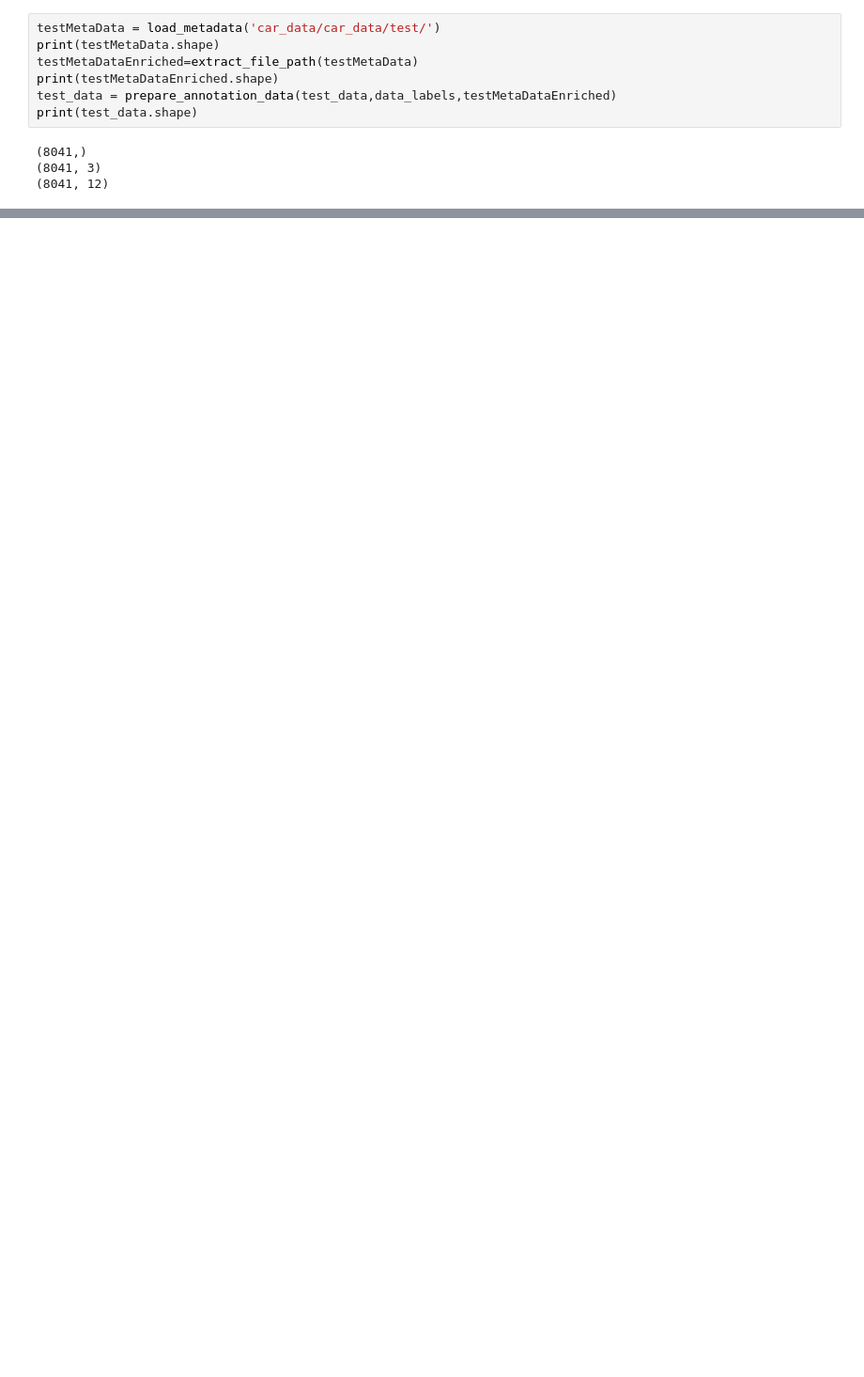
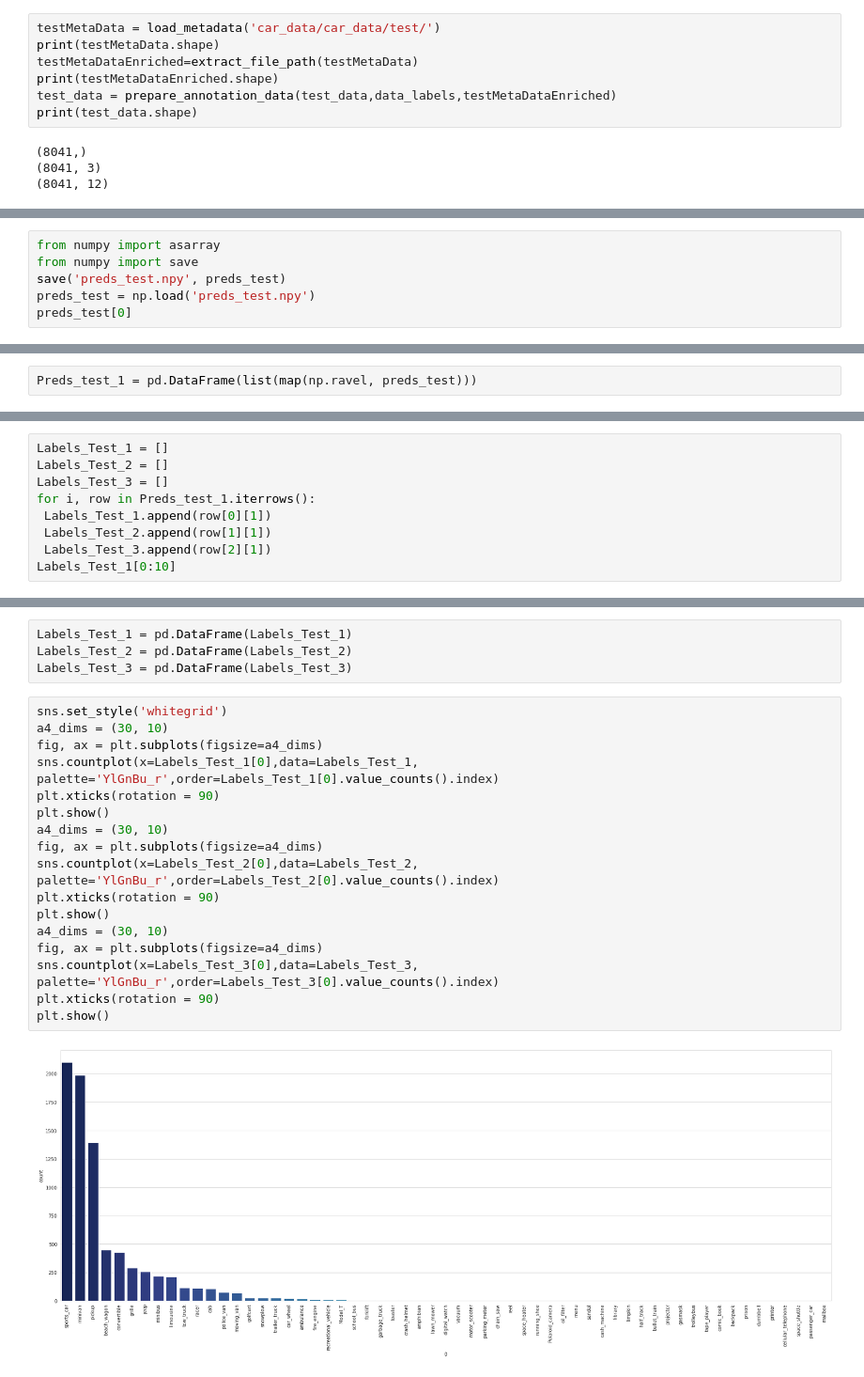
Before and after one commit to bedhinesh/capstone-aiml, a Jupyter notebook: Validate_train_test_data.ipynb, the cells around one changed output, grey strips where cells are left out. Shown at 94% size. Drawn from its saved outputs; the diff is of its cells as text; blank space fills up the shorter version.

```diff
--- a/Validate_train_test_data.ipynb
+++ b/Validate_train_test_data.ipynb
@@ -339,0 +377,6 @@ pending images 8041
+# %%
+from numpy import asarray
+from numpy import save
+save('preds_test.npy', preds_test)
+preds_test = np.load('preds_test.npy')
+preds_test[0]
@@ -339,0 +393,2 @@ pending images 8041
+# %%
+Preds_test_1 = pd.DataFrame(list(map(np.ravel, preds_test)))
@@ -339,0 +404,9 @@ pending images 8041
+# %%
+Labels_Test_1 = []
+Labels_Test_2 = []
+Labels_Test_3 = []
+for i, row in Preds_test_1.iterrows():
+ Labels_Test_1.append(row[0][1])
+ Labels_Test_2.append(row[1][1])
+ Labels_Test_3.append(row[2][1])
+Labels_Test_1[0:10]
@@ -339,0 +428,23 @@ pending images 8041
+# %%
+Labels_Test_1 = pd.DataFrame(Labels_Test_1)
+Labels_Test_2 = pd.DataFrame(Labels_Test_2)
+Labels_Test_3 = pd.DataFrame(Labels_Test_3)
+# %%
+sns.set_style('whitegrid')
+a4_dims = (30, 10)
+fig, ax = plt.subplots(figsize=a4_dims)
+sns.countplot(x=Labels_Test_1[0],data=Labels_Test_1, palette='YlGnBu_r',order=Labels_Test_1[0].value_counts().index)
+plt.xticks(rotation = 90)
+plt.show()
+a4_dims = (30, 10)
+fig, ax = plt.subplots(figsize=a4_dims)
+sns.countplot(x=Labels_Test_2[0],data=Labels_Test_2, palette='YlGnBu_r',order=Labels_Test_2[0].value_counts().index)
+plt.xticks(rotation = 90)
+plt.show()
+a4_dims = (30, 10)
+fig, ax = plt.subplots(figsize=a4_dims)
+sns.countplot(x=Labels_Test_3[0],data=Labels_Test_3, palette='YlGnBu_r',order=Labels_Test_3[0].value_counts().index)
+plt.xticks(rotation = 90)
+plt.show()
+# %% [output]
+[figure, added]
```
Also changed, not shown: parts of 13 cells of this notebook.
